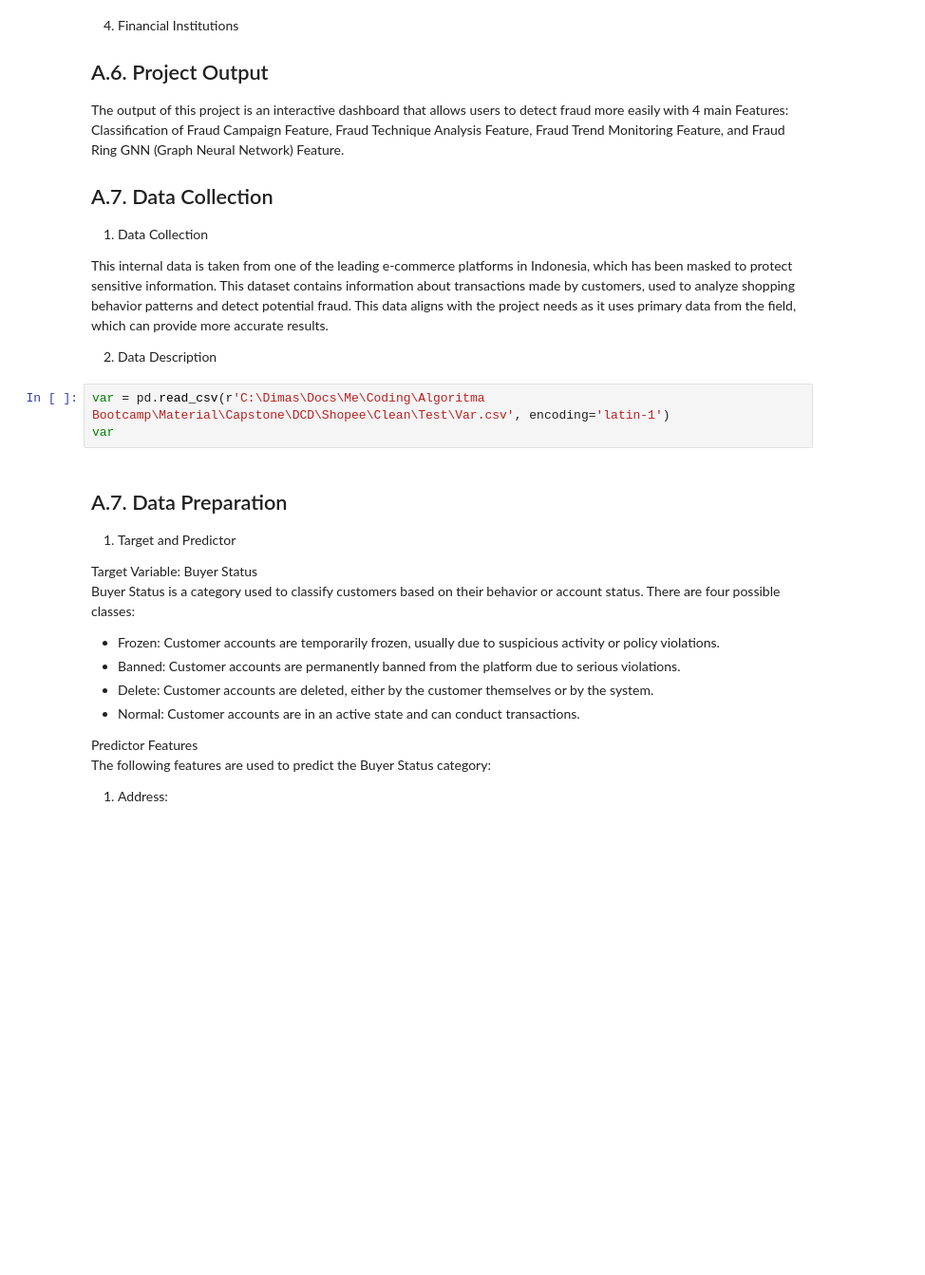
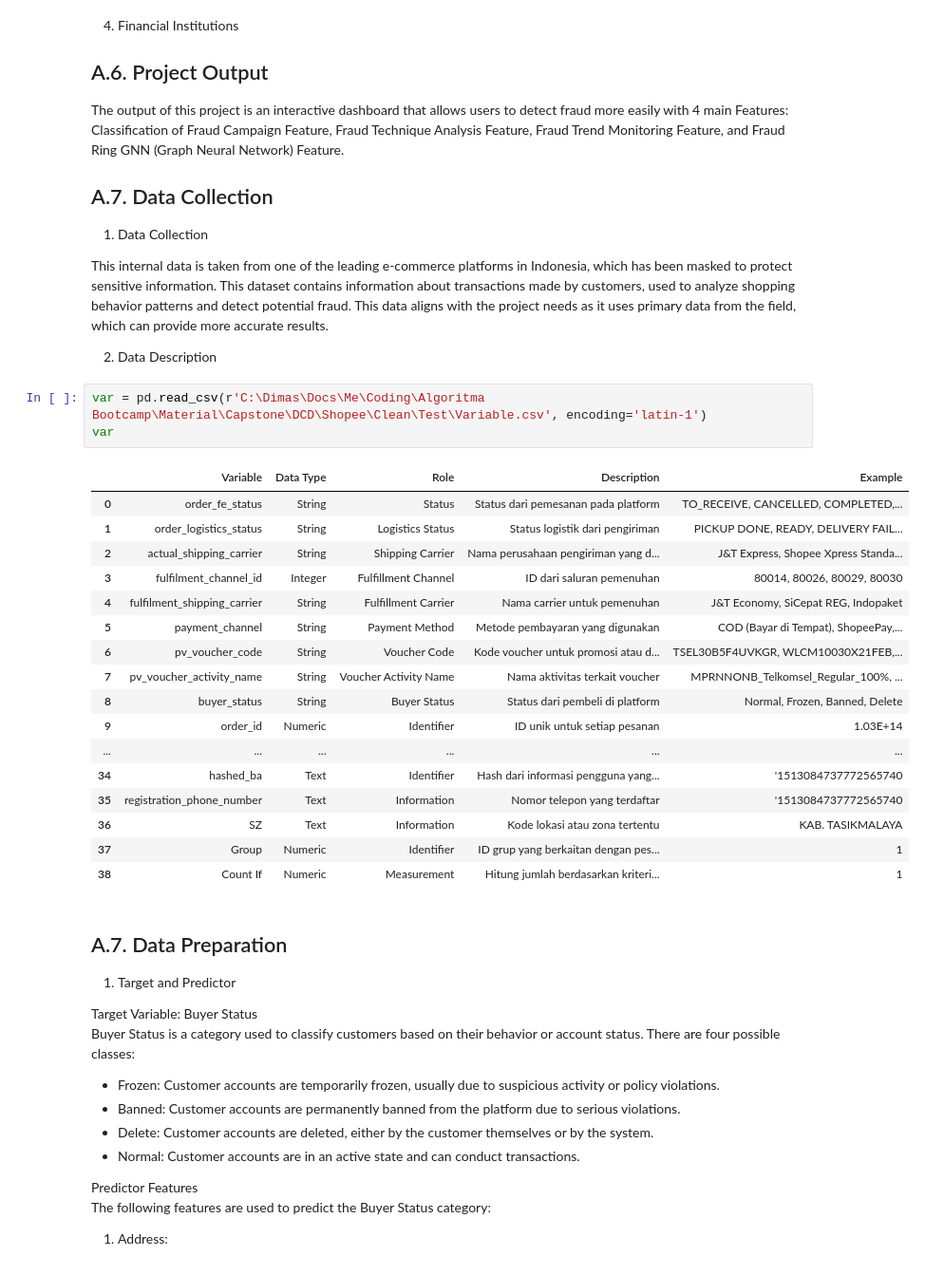
Before and after one commit to dimasrepo/DCD, a Jupyter notebook: Github/Python/Fraud.ipynb, the cells around one changed output. Shown at 95% size. Drawn from its saved outputs; the diff is of its cells as text; blank space fills up the shorter version.

```diff
--- a/Github/Python/Fraud.ipynb
+++ b/Github/Python/Fraud.ipynb
@@ -220,8 +217,26 @@ This internal data is taken from one of the leading e-commerce platforms in Indo
 
 2. Data Description
 # %%
-var = pd.read_csv(r'C:\Dimas\Docs\Me\Coding\Algoritma Bootcamp\Material\Capstone\DCD\Shopee\Clean\Test\Var.csv', encoding='latin-1')
+var = pd.read_csv(r'C:\Dimas\Docs\Me\Coding\Algoritma Bootcamp\Material\Capstone\DCD\Shopee\Clean\Test\Variable.csv', encoding='latin-1')
 var
+# %% [output]
+|  | Variable | Data Type | Role | Description | Example |
+| 0 | order_fe_status | String | Status | Status dari pemesanan pada platform | TO_RECEIVE, CANCELLED, COMPLETED,... |
+| 1 | order_logistics_status | String | Logistics Status | Status logistik dari pengiriman | PICKUP DONE, READY, DELIVERY FAIL... |
+| 2 | actual_shipping_carrier | String | Shipping Carrier | Nama perusahaan pengiriman yang d... | J&T Express, Shopee Xpress Standa... |
+| 3 | fulfilment_channel_id | Integer | Fulfillment Channel | ID dari saluran pemenuhan | 80014, 80026, 80029, 80030 |
+| 4 | fulfilment_shipping_carrier | String | Fulfillment Carrier | Nama carrier untuk pemenuhan | J&T Economy, SiCepat REG, Indopaket |
+| 5 | payment_channel | String | Payment Method | Metode pembayaran yang digunakan | COD (Bayar di Tempat), ShopeePay,... |
+| 6 | pv_voucher_code | String | Voucher Code | Kode voucher untuk promosi atau d... | TSEL30B5F4UVKGR, WLCM10030X21FEB,... |
+| 7 | pv_voucher_activity_name | String | Voucher Activity Name | Nama aktivitas terkait voucher | MPRNNONB_Telkomsel_Regular_100%, ... |
+| 8 | buyer_status | String | Buyer Status | Status dari pembeli di platform | Normal, Frozen, Banned, Delete |
+| 9 | order_id | Numeric | Identifier | ID unik untuk setiap pesanan | 1.03E+14 |
+| ... | ... | ... | ... | ... | ... |
+| 34 | hashed_ba | Text | Identifier | Hash dari informasi pengguna yang... | '1513084737772565740 |
+| 35 | registration_phone_number | Text | Information | Nomor telepon yang terdaftar | '1513084737772565740 |
+| 36 | SZ | Text | Information | Kode lokasi atau zona tertentu | KAB. TASIKMALAYA |
+| 37 | Group | Numeric | Identifier | ID grup yang berkaitan dengan pes... | 1 |
+| 38 | Count If | Numeric | Measurement | Hitung jumlah berdasarkan kriteri... | 1 |
 # %% [markdown]
 
 ## A.7. Data Preparation
```
Also changed, not shown: parts of 19 cells of this notebook, 3 other files.
